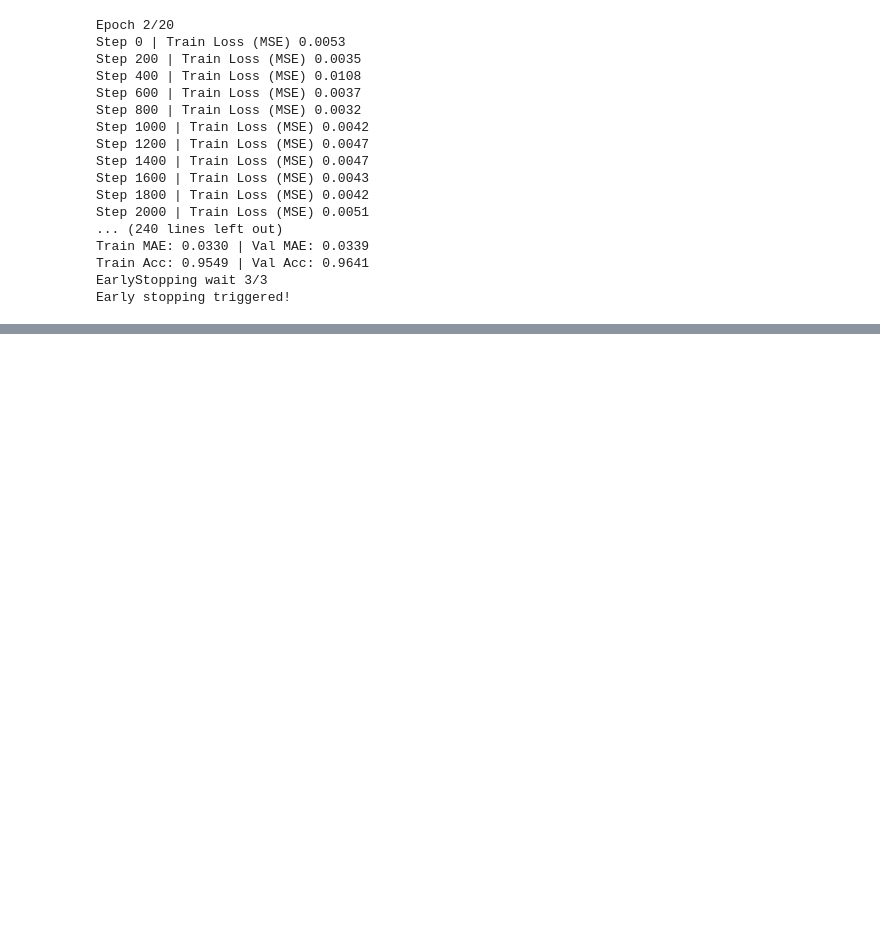
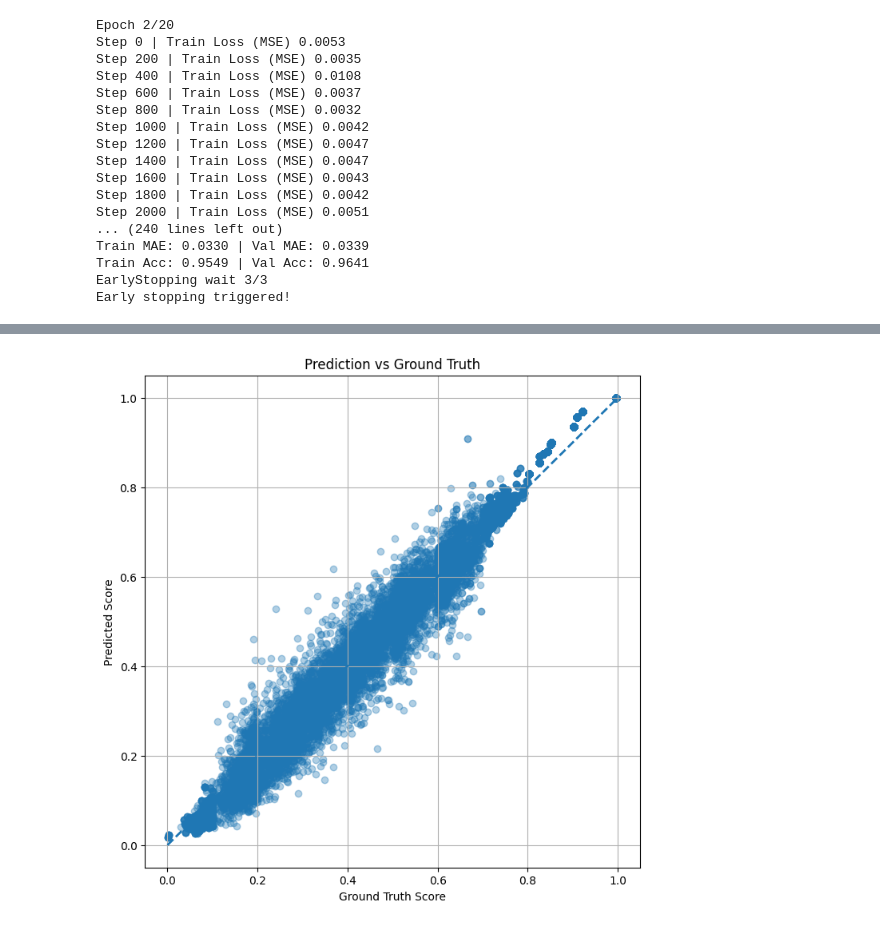
Before and after one commit to ITCareerMatch/AI-Engineer-ITCareerMatch, a Jupyter notebook: model_sbert/finetune_sbert.ipynb, the cells around one changed output, grey strips where cells are left out. Cells and saved outputs as stored; diff of their text form; code cells hidden in the pictures; blank space fills up the shorter version.

```diff
--- a/model_sbert/finetune_sbert.ipynb
+++ b/model_sbert/finetune_sbert.ipynb
@@ -525,0 +689,25 @@ Test Accuracy  : 96.09%
+# %%
+# Membuat plot scatter untuk membandingkan skor prediksi dengan label asli
+plt.figure(figsize=(8, 8))
+
+plt.scatter(
+    y_true,
+    y_pred_scores,
+    alpha=0.35
+)
+
+# Garis prediksi
+plt.plot(
+    [0, 1],
+    [0, 1],
+    linestyle="--",
+    linewidth=2
+)
+
+plt.xlabel("Ground Truth Score")
+plt.ylabel("Predicted Score")
+plt.title("Prediction vs Ground Truth")
+plt.grid(True)
+plt.show()
+# %% [output]
+[figure, added]
```
Also changed, not shown: parts of 27 cells of this notebook, 23 other files.
